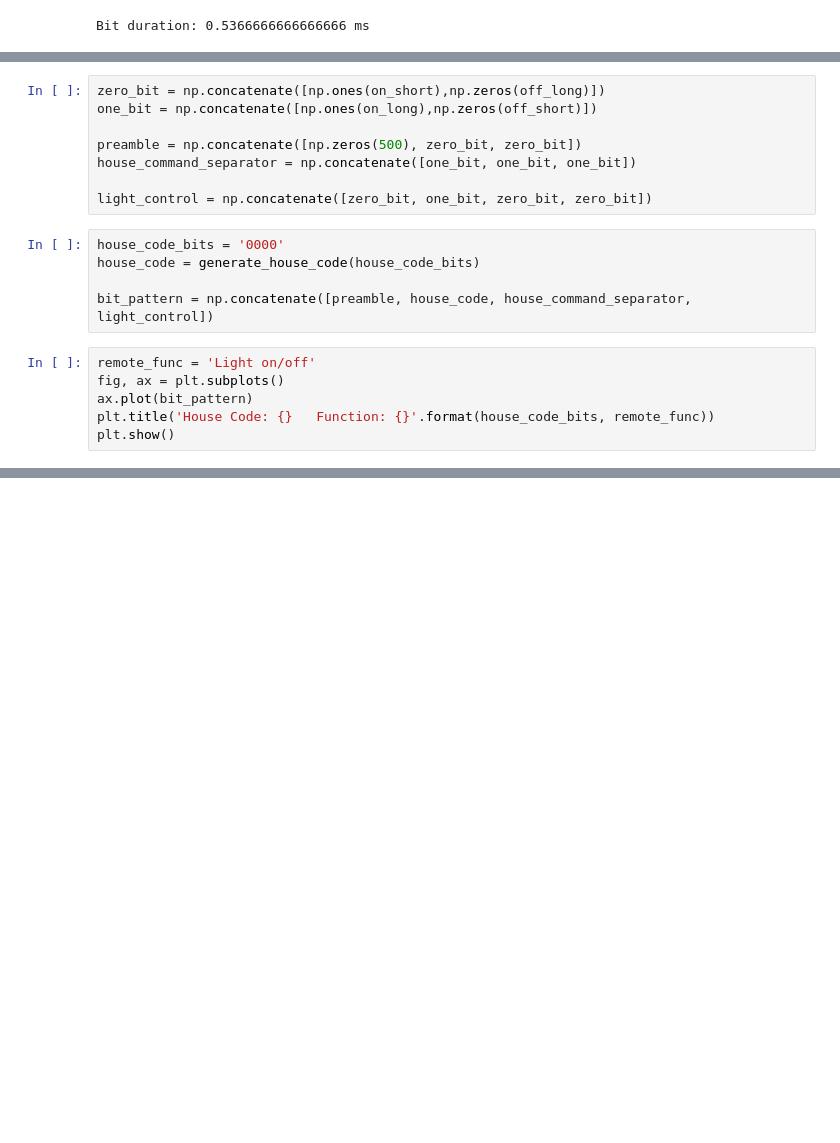
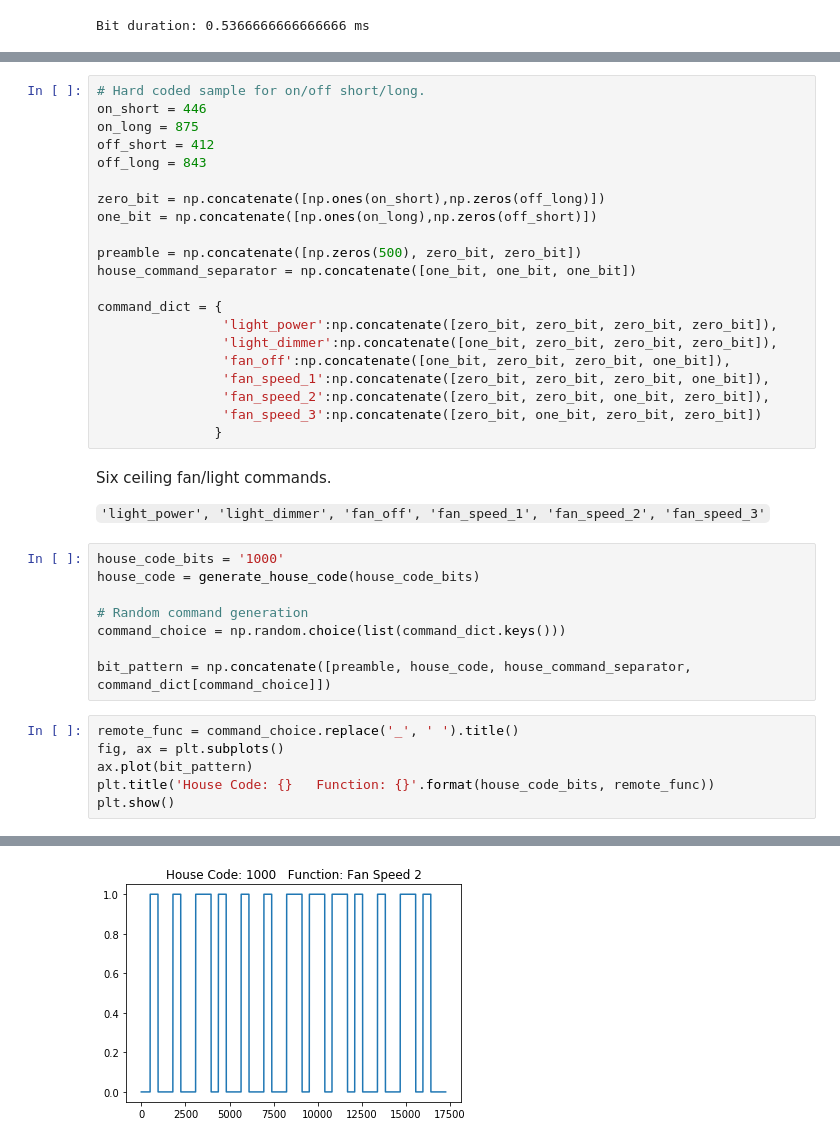
Before and after one commit to DrLennon666/ceiling_fan, a Jupyter notebook: ceiling_fan_demod.ipynb, the cells around one changed output, grey strips where cells are left out. Drawn from its saved outputs; the diff is of its cells as text; blank space fills up the shorter version.

Commit message:
added new fan commands

```diff
--- a/ceiling_fan_demod.ipynb
+++ b/ceiling_fan_demod.ipynb
@@ -104,18 +128,38 @@ Bit duration: 0.5366666666666666 ms
 # %%
+# Hard coded sample for on/off short/long.
+on_short = 446
+on_long = 875
+off_short = 412
+off_long = 843
+
 zero_bit = np.concatenate([np.ones(on_short),np.zeros(off_long)])
 one_bit = np.concatenate([np.ones(on_long),np.zeros(off_short)])
 
 preamble = np.concatenate([np.zeros(500), zero_bit, zero_bit])
 house_command_separator = np.concatenate([one_bit, one_bit, one_bit])
 
-light_control = np.concatenate([zero_bit, one_bit, zero_bit, zero_bit])
+command_dict = {
+                'light_power':np.concatenate([zero_bit, zero_bit, zero_bit, zero_bit]),
+                'light_dimmer':np.concatenate([one_bit, zero_bit, zero_bit, zero_bit]),
+                'fan_off':np.concatenate([one_bit, zero_bit, zero_bit, one_bit]),
+                'fan_speed_1':np.concatenate([zero_bit, zero_bit, zero_bit, one_bit]),
+                'fan_speed_2':np.concatenate([zero_bit, zero_bit, one_bit, zero_bit]),
+                'fan_speed_3':np.concatenate([zero_bit, one_bit, zero_bit, zero_bit])
+               }
+# %% [markdown]
+Six ceiling fan/light commands.
+
+`'light_power', 'light_dimmer', 'fan_off', 'fan_speed_1', 'fan_speed_2', 'fan_speed_3'`
 # %%
-house_code_bits = '0000'
+house_code_bits = '1000'
 house_code = generate_house_code(house_code_bits)
 
-bit_pattern = np.concatenate([preamble, house_code, house_command_separator, light_control])
+# Random command generation
+command_choice = np.random.choice(list(command_dict.keys()))
+
+bit_pattern = np.concatenate([preamble, house_code, house_command_separator, command_dict[command_choice]])
 # %%
-remote_func = 'Light on/off'
+remote_func = command_choice.replace('_', ' ').title()
 fig, ax = plt.subplots()
 ax.plot(bit_pattern)
 plt.title('House Code: {}   Function: {}'.format(house_code_bits, remote_func))
@@ -125,0 +168 @@ plt.show()
+[figure, added]
```
Also changed, not shown: parts of 5 cells of this notebook.
